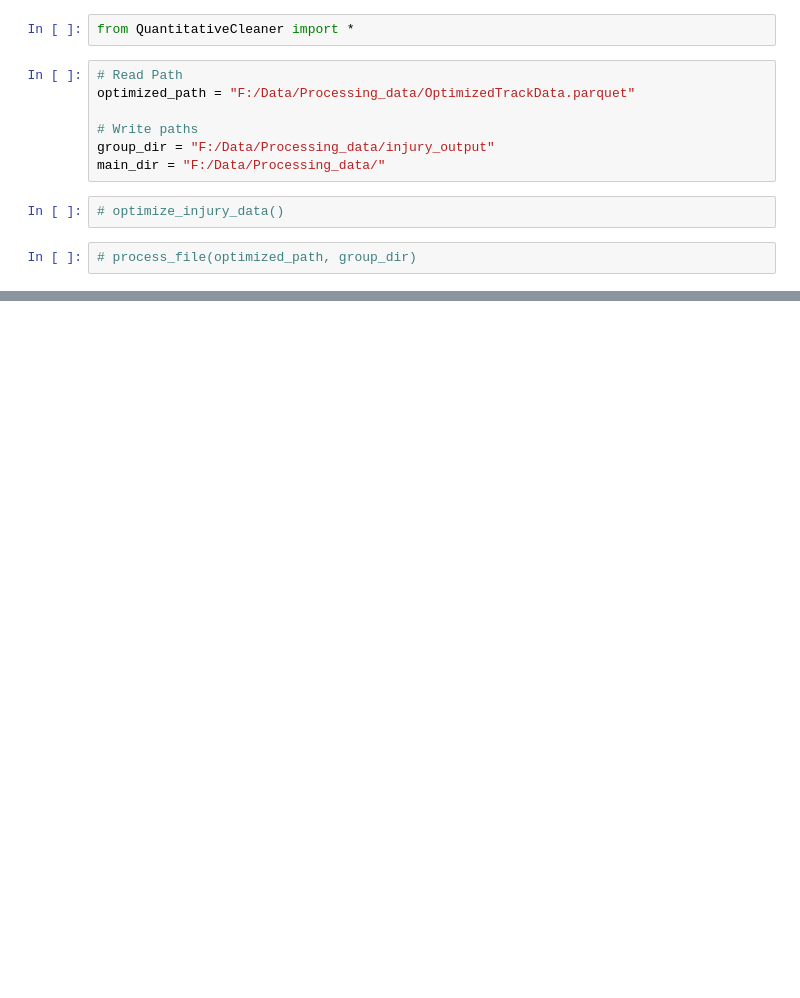
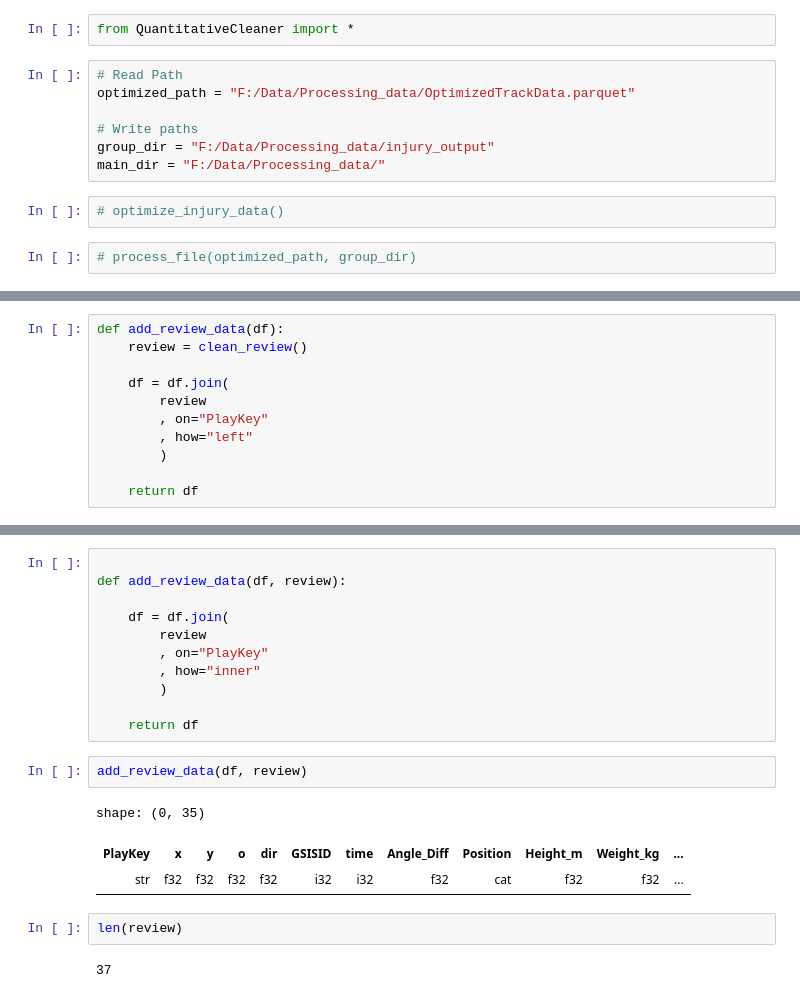
Before and after one commit to FreshOats/NFL_Data_Science, a Jupyter notebook: ET/ET_test.ipynb, the cells around one changed output, grey strips where cells are left out. Drawn from its saved outputs; the diff is of its cells as text; blank space fills up the shorter version.

```diff
--- a/ET/ET_test.ipynb
+++ b/ET/ET_test.ipynb
@@ -57,0 +269,11 @@ Help: if you're using Python, this may look something like:
+# %%
+def add_review_data(df):
+    review = clean_review()
+
+    df = df.join(
+        review
+        , on="PlayKey"
+        , how="left"
+        )
+
+    return df
@@ -57,0 +398,21 @@ Help: if you're using Python, this may look something like:
+# %%
+
+def add_review_data(df, review):
+
+    df = df.join(
+        review
+        , on="PlayKey"
+        , how="inner"
+        )
+
+    return df
+# %%
+add_review_data(df, review)
+# %% [output]
+shape: (0, 35)
+| PlayKey | x | y | o | dir | GSISID | time | Angle_Diff | Position | Height_m | Weight_kg | ... |
+| str | f32 | f32 | f32 | f32 | i32 | i32 | f32 | cat | f32 | f32 | ... |
+# %%
+len(review)
+# %% [output]
+37
```
Also changed, not shown: parts of 44 cells of this notebook, 2 other files.
